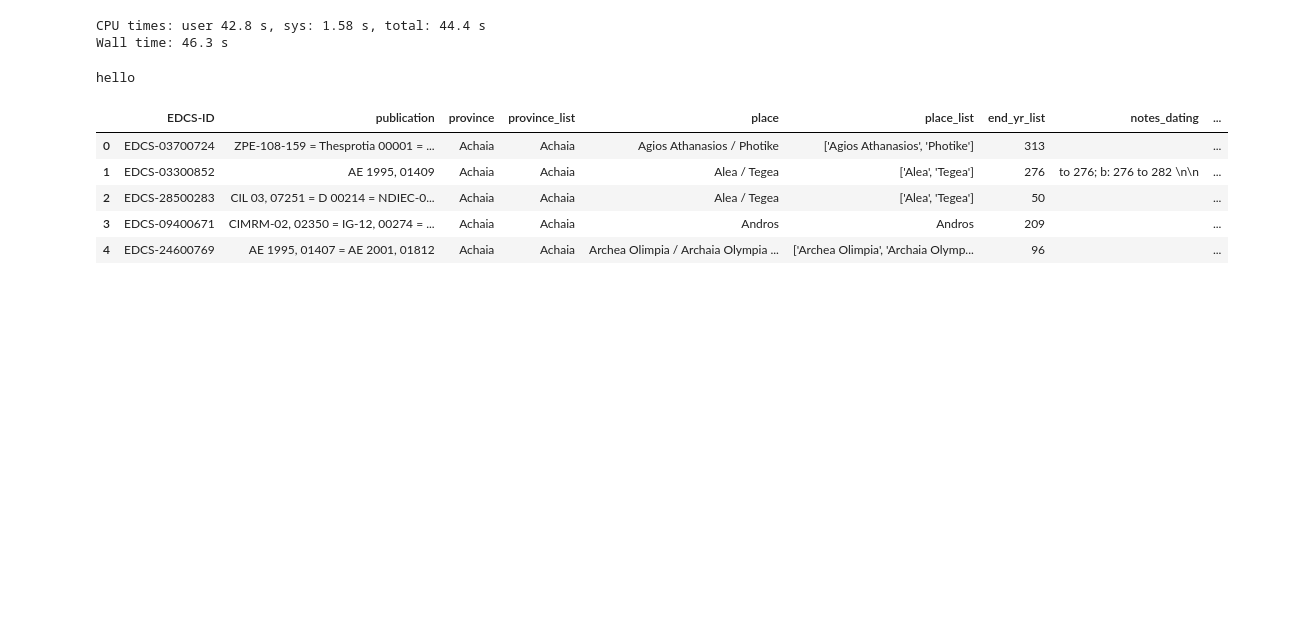
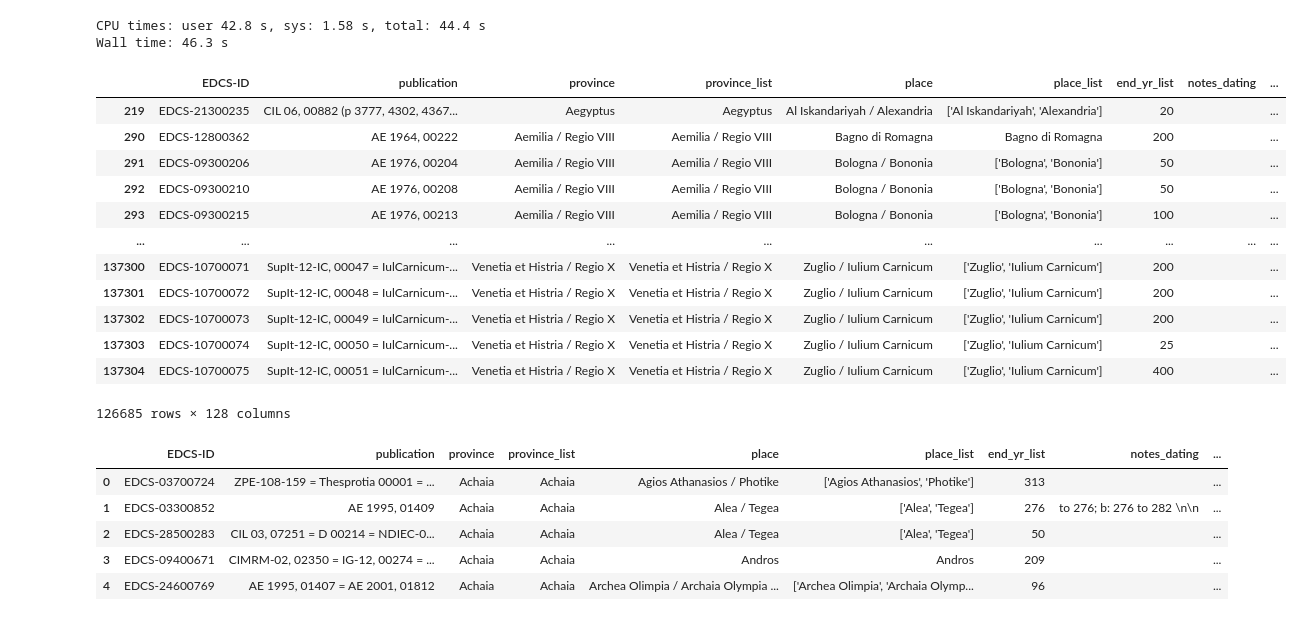
Before and after one commit to sdam-au/social_diversity, a Jupyter notebook: scripts/DIVERSITYvsSPECIALIZATION.ipynb, the cells around one changed output. Cells and saved outputs as stored; diff of their text form; code cells hidden in the pictures; blank space fills up the shorter version.

```diff
--- a/scripts/DIVERSITYvsSPECIALIZATION.ipynb
+++ b/scripts/DIVERSITYvsSPECIALIZATION.ipynb
@@ -45,10 +45,22 @@ Wall time: 46.3 s
 # %%
 # mask
 before235 = LIRE["not_before"] < 235
-# %%
-print("hello")
-# %% [output]
-hello
+# %%
+LIRE[LIRE["is_western"]]
+# %% [output]
+|  | EDCS-ID | publication | province | province_list | place | place_list | end_yr_list | notes_dating | ... |
+| 219 | EDCS-21300235 | CIL 06, 00882 (p 3777, 4302, 4367... | Aegyptus | Aegyptus | Al Iskandariyah / Alexandria | ['Al Iskandariyah', 'Alexandria'] | 20 |  | ... |
+| 290 | EDCS-12800362 | AE 1964, 00222 | Aemilia / Regio VIII | Aemilia / Regio VIII | Bagno di Romagna | Bagno di Romagna | 200 |  | ... |
+| 291 | EDCS-09300206 | AE 1976, 00204 | Aemilia / Regio VIII | Aemilia / Regio VIII | Bologna / Bononia | ['Bologna', 'Bononia'] | 50 |  | ... |
+| 292 | EDCS-09300210 | AE 1976, 00208 | Aemilia / Regio VIII | Aemilia / Regio VIII | Bologna / Bononia | ['Bologna', 'Bononia'] | 50 |  | ... |
+| 293 | EDCS-09300215 | AE 1976, 00213 | Aemilia / Regio VIII | Aemilia / Regio VIII | Bologna / Bononia | ['Bologna', 'Bononia'] | 100 |  | ... |
+| ... | ... | ... | ... | ... | ... | ... | ... | ... | ... |
+| 137300 | EDCS-10700071 | SupIt-12-IC, 00047 = IulCarnicum-... | Venetia et Histria / Regio X | Venetia et Histria / Regio X | Zuglio / Iulium Carnicum | ['Zuglio', 'Iulium Carnicum'] | 200 |  | ... |
+| 137301 | EDCS-10700072 | SupIt-12-IC, 00048 = IulCarnicum-... | Venetia et Histria / Regio X | Venetia et Histria / Regio X | Zuglio / Iulium Carnicum | ['Zuglio', 'Iulium Carnicum'] | 200 |  | ... |
+| 137302 | EDCS-10700073 | SupIt-12-IC, 00049 = IulCarnicum-... | Venetia et Histria / Regio X | Venetia et Histria / Regio X | Zuglio / Iulium Carnicum | ['Zuglio', 'Iulium Carnicum'] | 200 |  | ... |
+| 137303 | EDCS-10700074 | SupIt-12-IC, 00050 = IulCarnicum-... | Venetia et Histria / Regio X | Venetia et Histria / Regio X | Zuglio / Iulium Carnicum | ['Zuglio', 'Iulium Carnicum'] | 25 |  | ... |
+| 137304 | EDCS-10700075 | SupIt-12-IC, 00051 = IulCarnicum-... | Venetia et Histria / Regio X | Venetia et Histria / Regio X | Zuglio / Iulium Carnicum | ['Zuglio', 'Iulium Carnicum'] | 400 |  | ... |
+126685 rows × 128 columns
 # %%
 LIRE.head(5)
 # %% [output]
```
Also changed, not shown: parts of 37 cells of this notebook, 1 other file.
